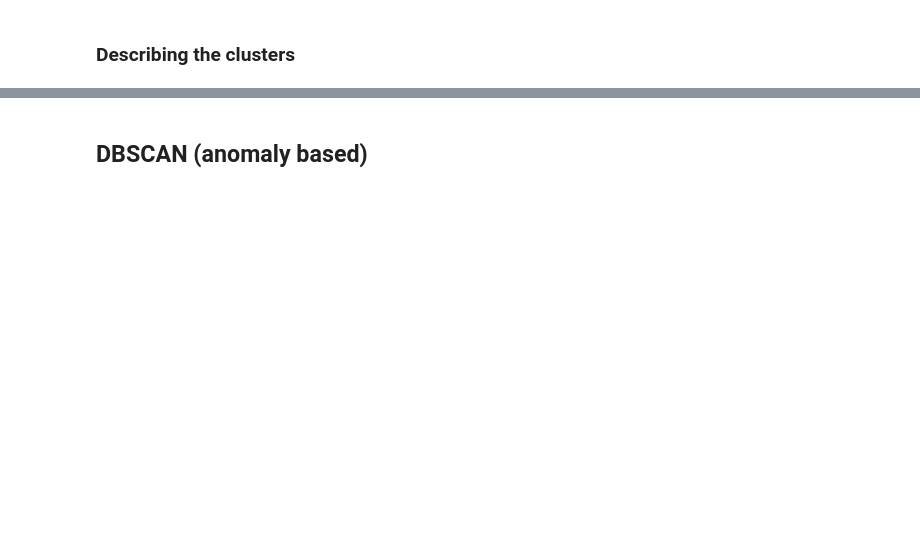
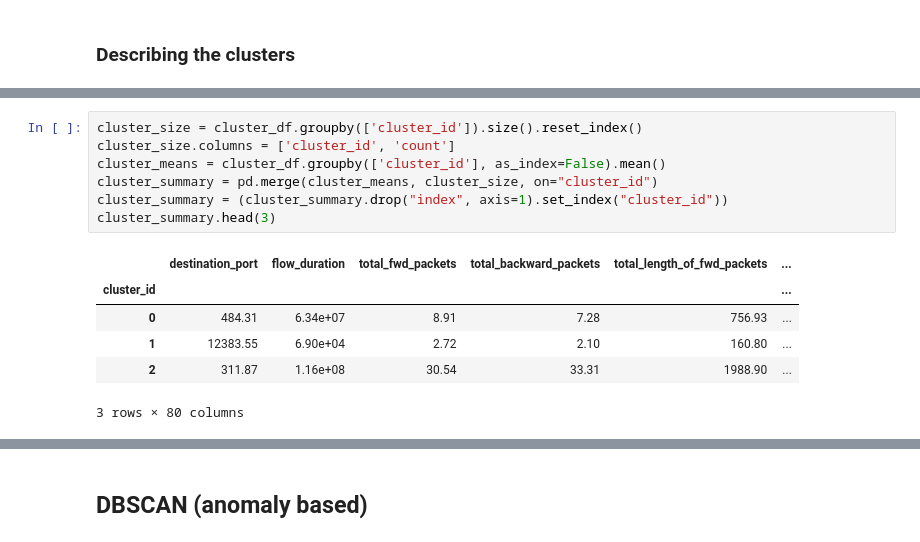
Before and after one commit to j-csc/ids_dl, a Jupyter notebook: POC.ipynb, the cells around one changed output, grey strips where cells are left out. Cells and saved outputs as stored; diff of their text form; blank space fills up the shorter version.

```diff
--- a/POC.ipynb
+++ b/POC.ipynb
@@ -254,0 +296,14 @@ cluster_df.cluster_id.value_counts()
+# %%
+cluster_size = cluster_df.groupby(['cluster_id']).size().reset_index()
+cluster_size.columns = ['cluster_id', 'count']
+cluster_means = cluster_df.groupby(['cluster_id'], as_index=False).mean()
+cluster_summary = pd.merge(cluster_means, cluster_size, on="cluster_id")
+cluster_summary = (cluster_summary.drop("index", axis=1).set_index("cluster_id"))
+cluster_summary.head(3)
+# %% [output]
+|  | destination_port | flow_duration | total_fwd_packets | total_backward_packets | total_length_of_fwd_packets | ... |
+| cluster_id |  |  |  |  |  | ... |
+| 0 | 484.31 | 6.34e+07 | 8.91 | 7.28 | 756.93 | ... |
+| 1 | 12383.55 | 6.90e+04 | 2.72 | 2.10 | 160.80 | ... |
+| 2 | 311.87 | 1.16e+08 | 30.54 | 33.31 | 1988.90 | ... |
+3 rows × 80 columns
```
Also changed, not shown: parts of 15 cells of this notebook.
